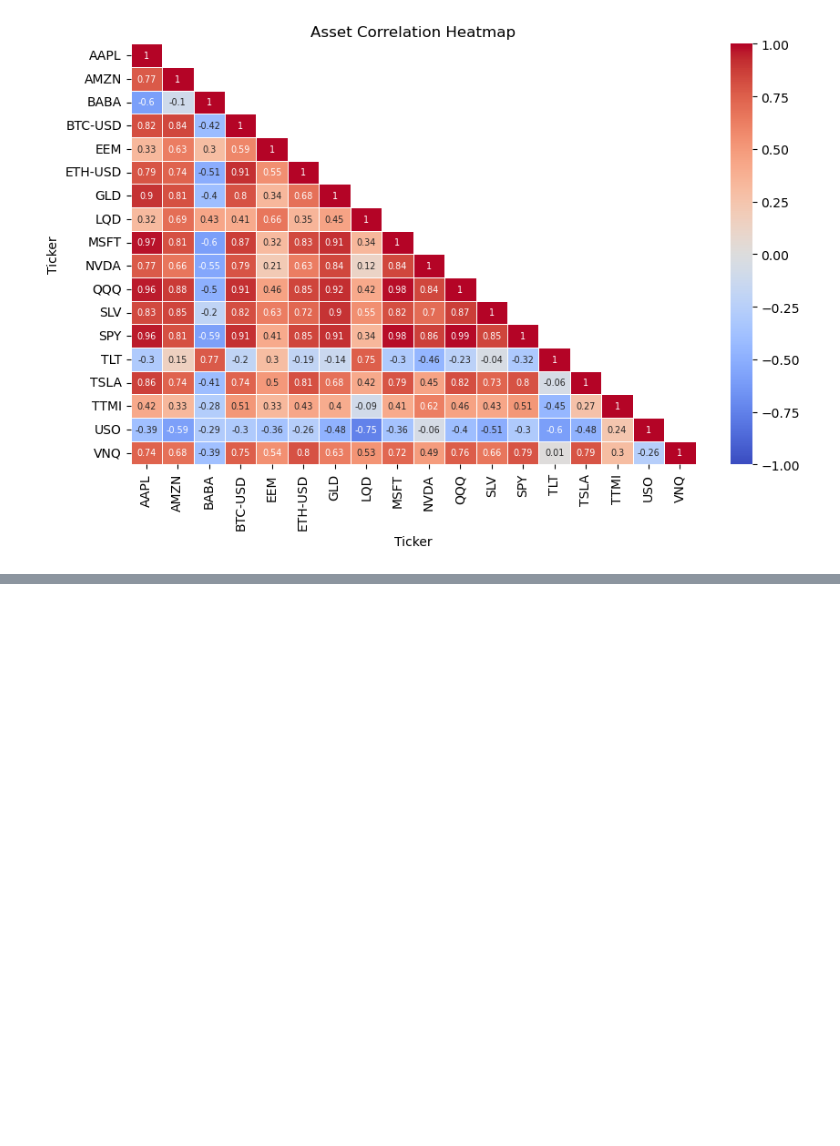
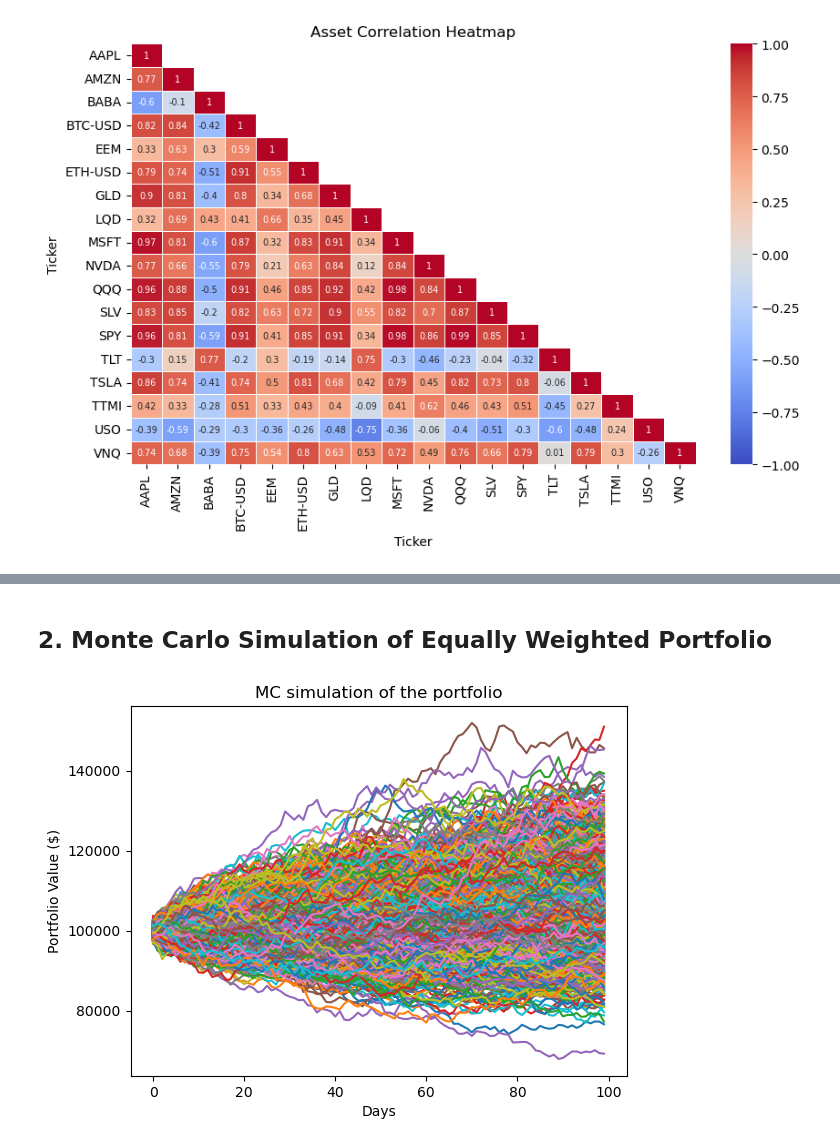
Before and after one commit to alexrsanderson/QuantAI, a Jupyter notebook: portfolio.ipynb, the cells around one changed output, grey strips where cells are left out. Cells and saved outputs as stored; diff of their text form; code cells hidden in the pictures; blank space fills up the shorter version.

```diff
--- a/portfolio.ipynb
+++ b/portfolio.ipynb
@@ -54,0 +68,6 @@ dtype: float64
+# %% [markdown]
+## 2. Monte Carlo Simulation of Equally Weighted Portfolio
+# %%
+monteCarlo(returns, 1000, 100, 100000)
+# %% [output]
+[figure, added]
```
Also changed, not shown: parts of 8 cells of this notebook, 2 other files.
